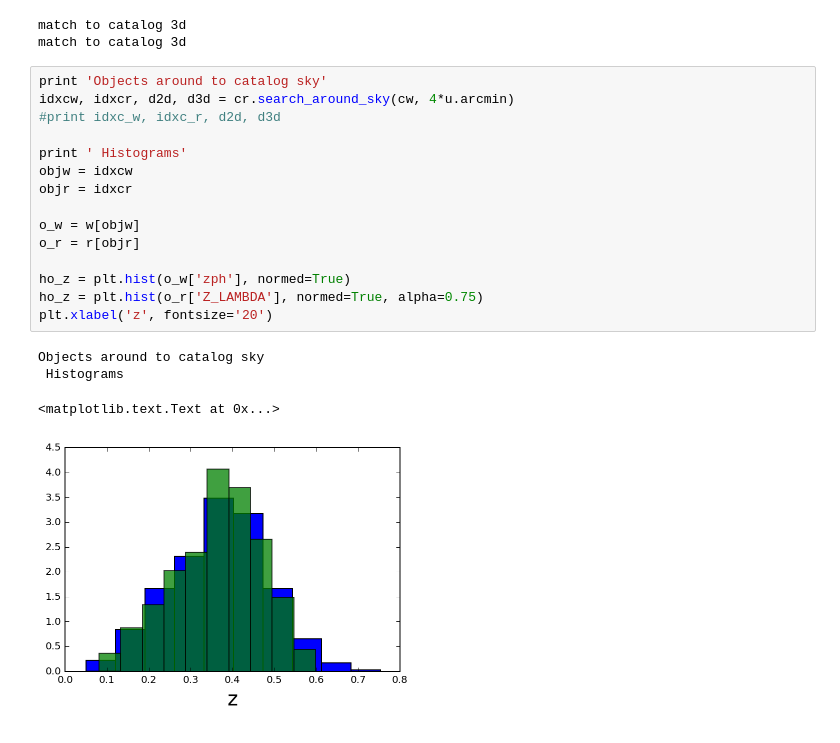
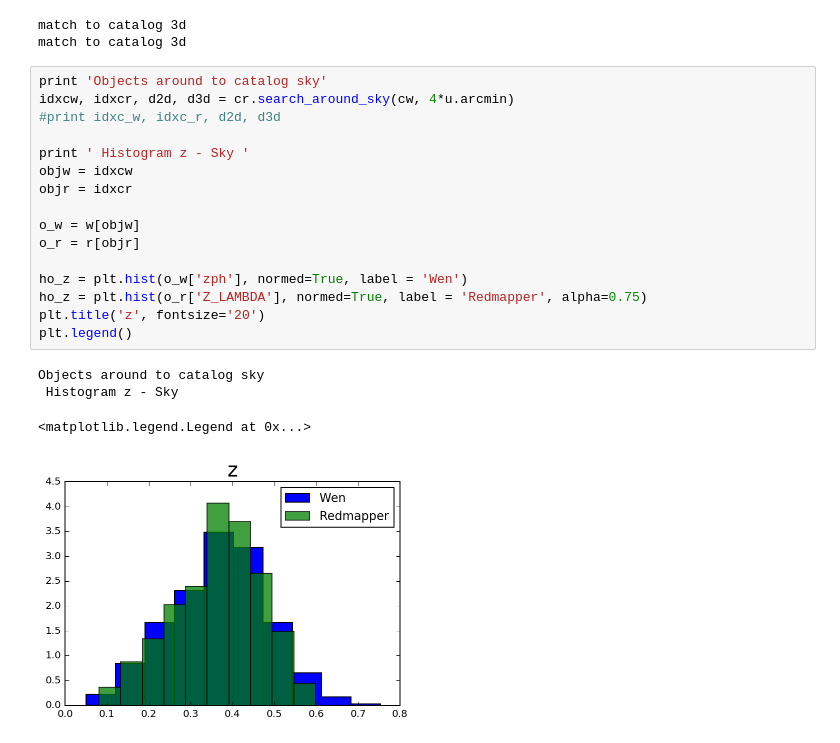
Before and after one commit to clusteron/comparison, a Jupyter notebook: table.ipynb, the cells around one changed output. Drawn from its saved outputs; the diff is of its cells as text.

```diff
--- a/table.ipynb
+++ b/table.ipynb
@@ -146,20 +150,21 @@ match to catalog 3d
 # %%
 print 'Objects around to catalog sky'
 idxcw, idxcr, d2d, d3d = cr.search_around_sky(cw, 4*u.arcmin)
 #print idxc_w, idxc_r, d2d, d3d
 
-print ' Histograms'
+print ' Histogram z - Sky '
 objw = idxcw
 objr = idxcr
 
 o_w = w[objw]
 o_r = r[objr]
 
-ho_z = plt.hist(o_w['zph'], normed=True)
-ho_z = plt.hist(o_r['Z_LAMBDA'], normed=True, alpha=0.75)
-plt.xlabel('z', fontsize='20')
+ho_z = plt.hist(o_w['zph'], normed=True, label = 'Wen')
+ho_z = plt.hist(o_r['Z_LAMBDA'], normed=True, label = 'Redmapper', alpha=0.75)
+plt.title('z', fontsize='20')
+plt.legend()
 # %% [output]
 Objects around to catalog sky
- Histograms
+ Histogram z - Sky
-<matplotlib.text.Text at 0x...>
+<matplotlib.legend.Legend at 0x...>
-[figure, old version]
+[figure, new version]
```
Also changed, not shown: parts of 15 cells of this notebook.
